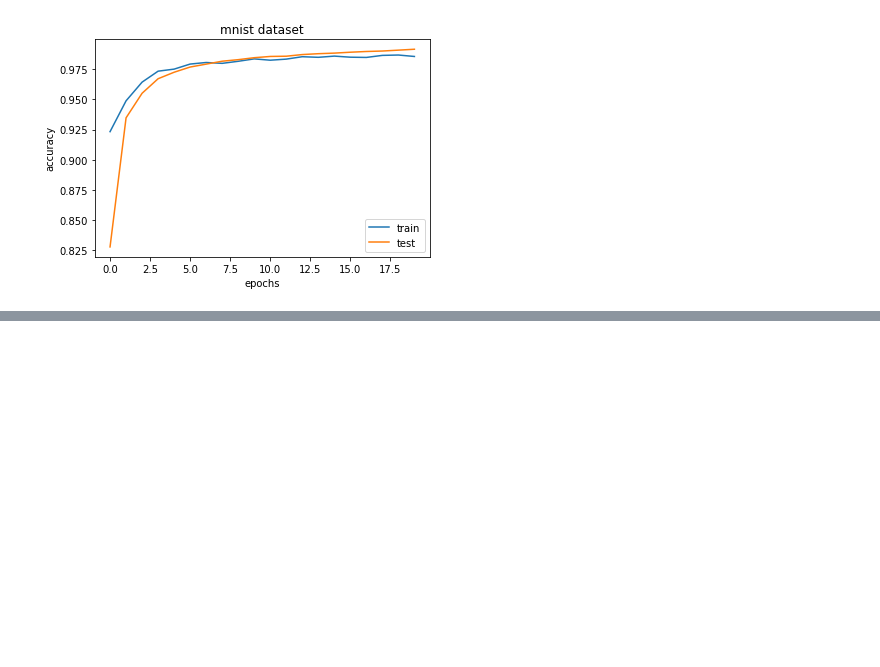
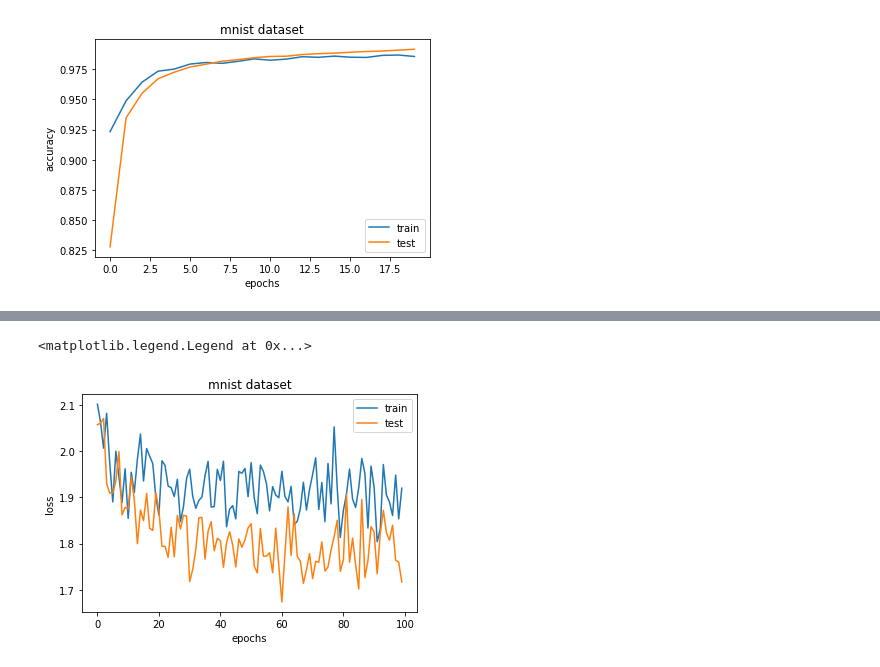
Before and after one commit to Beh-noush/General-Python, a Jupyter notebook: FCNN.ipynb, the cells around one changed output, grey strips where cells are left out. Cells and saved outputs as stored; diff of their text form; code cells hidden in the pictures; blank space fills up the shorter version.

```diff
--- a/FCNN.ipynb
+++ b/FCNN.ipynb
@@ -558,0 +568,2 @@ plt.legend()
+# %%
+CIFAR_test_loaded = torch.utils.data.DataLoader(cifar10_test, batch_size = 100, shuffle = True)
@@ -558,0 +586,28 @@ plt.legend()
+# %%
+#5- Other classifiers. Now, CNN! Without Dropout.
+#Let's make it for MNIST with 28x28 pictures.
+class CNN(nn.Module):
+  def __init__(self):
+    super(CNN,self).__init__()
+    self.conv1 = nn.Conv2d(3,5,kernel_size= 5) #output will be 28x28 images in 5 channels.
+    self.relu = torch.nn.ReLU()
+    self.conv2 = nn.Conv2d(5, 5, kernel_size= 5) #output will be 24x24 images in 5 channels.
+    self.maxpool = nn.MaxPool2d(kernel_size= 2) #output will be 12x12 images in 5 channels.
+    self.linear_1 = nn.Linear(in_features= 720, out_features = 100)
+    self.linear_2 = nn.Linear(in_features= 100, out_features= 10)
+    self.softmax = nn.Softmax()
+  def forward(self,x):
+    x = self.conv1(x)
+    x = self.relu(x)
+    x = self.conv2(x)
+    x = self.maxpool(x)
+    x = self.relu(x)
+    x = x.view(-1, 720) # It is important. You should'nt use ".flatten", if you want it work correctly with the batch-size.
+    x = self.linear_1(x)
+    x = self.relu(x)
+    x= self.linear_2(x)
+    output = self.softmax(x)
+
+    return output
+# %%
+my_cnn = CNN().to(device)
@@ -558,0 +663,12 @@ plt.legend()
+# %%
+import matplotlib.pyplot as plt
+plt.plot(epochs, test_loss_list, label = 'train')
+plt.plot(epochs, train_loss_list, label = 'test')
+plt.xlabel('epochs')
+plt.ylabel('loss')
+plt.title('mnist dataset')
+
+plt.legend()
+# %% [output]
+<matplotlib.legend.Legend at 0x...>
+[figure, added]
```
Also changed, not shown: parts of 31 cells of this notebook.
